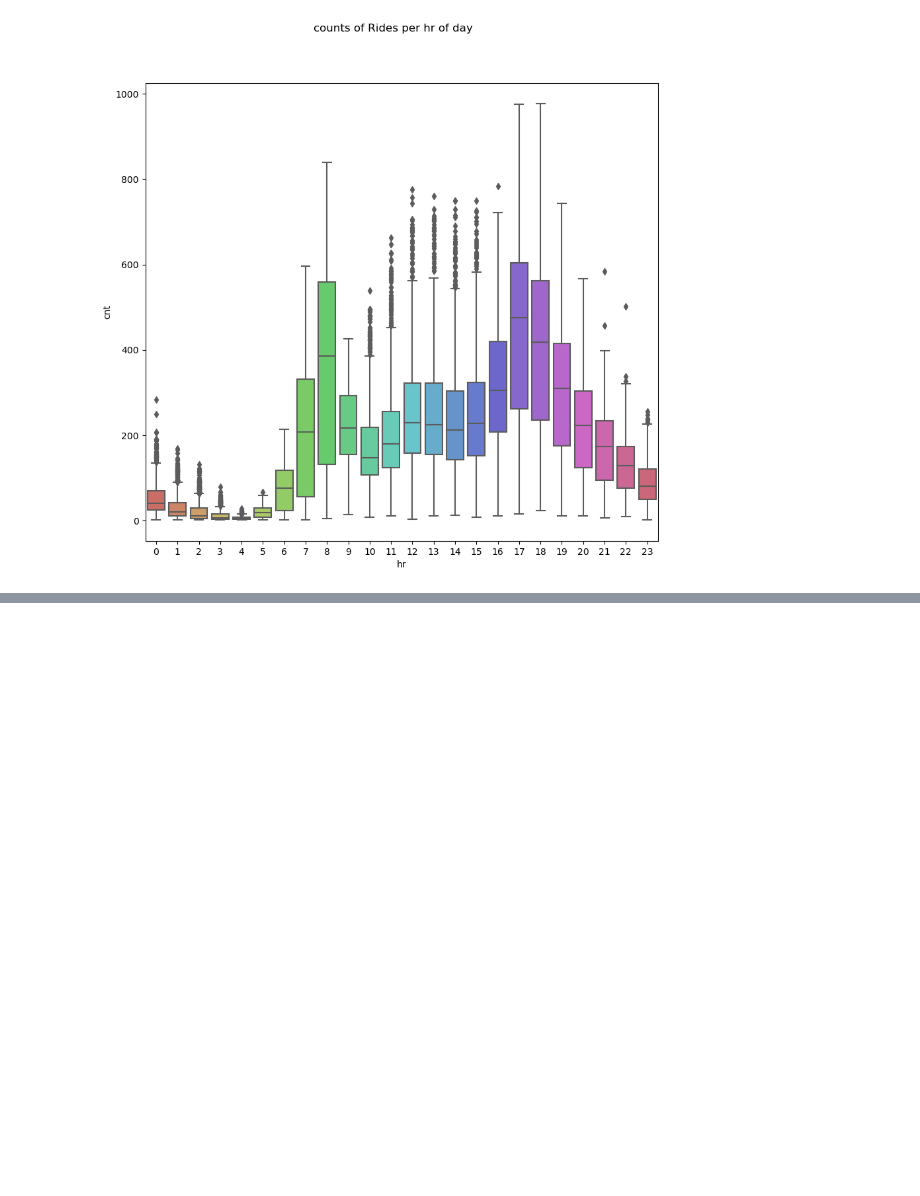
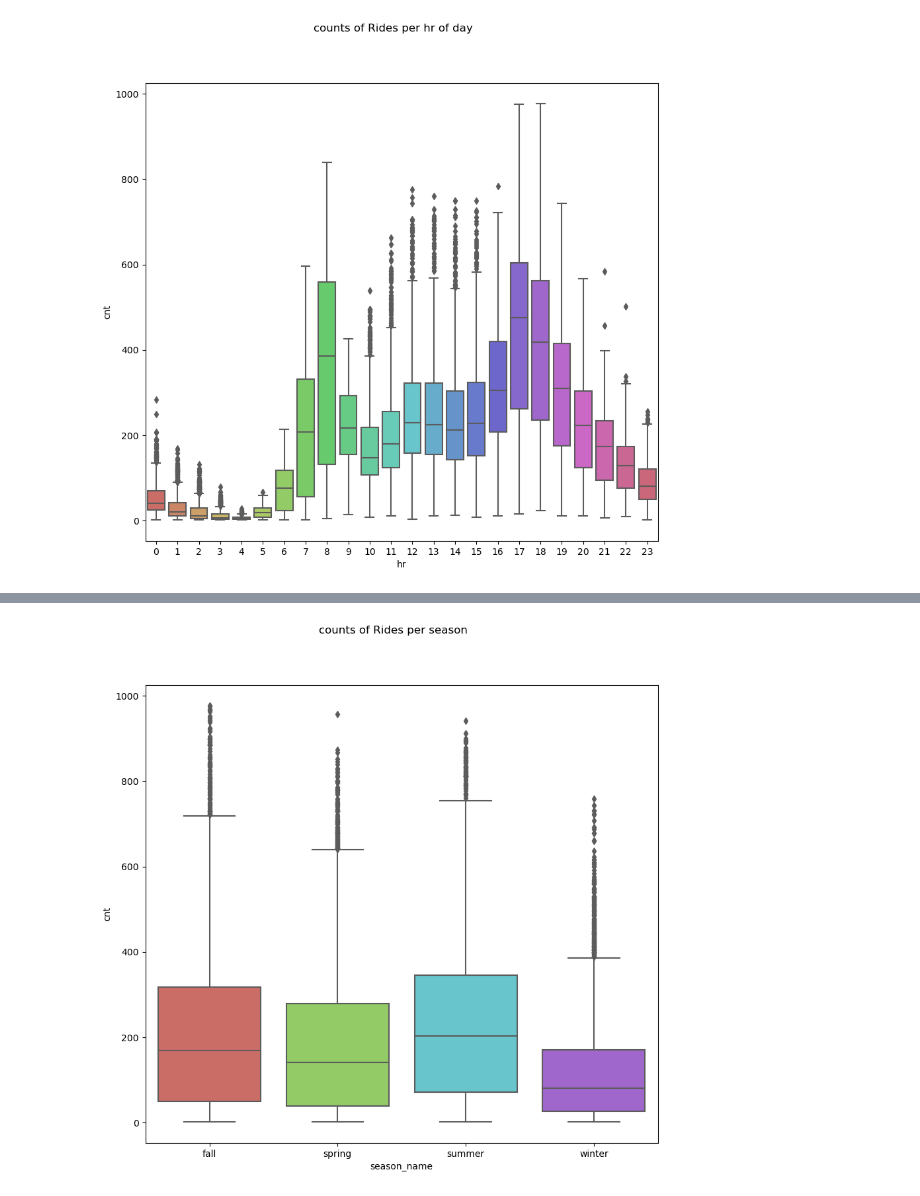
Before and after one commit to cdb8675309/Sprint-1, a Jupyter notebook: P3_S1.ipynb, the cells around one changed output, grey strips where cells are left out. Cells and saved outputs as stored; diff of their text form; code cells hidden in the pictures; blank space fills up the shorter version.

```diff
--- a/P3_S1.ipynb
+++ b/P3_S1.ipynb
@@ -163,0 +194,7 @@ plt.show()
+# %%
+#converting multiple columns to categorical
+cabi_hr = cabi_hr.astype({'season': 'category', 'yr': 'category', 'mnth': 'category',
+                          'hr': 'category', 'holiday': 'category', 'weekday': 'category',
+                           'workingday': 'category', 'weathersit': 'category',
+                           'season_name': 'category', 'dayname': 'category'})
+cabi_hr.info()
@@ -163,0 +222,4 @@ plt.show()
+# %%
+cabi_hr.loc[cabi_hr['holiday'] == 0, 'is_holiday'] = 'No'
+cabi_hr.loc[cabi_hr['holiday'] == 1, 'is_holiday'] = 'Yes'
+cabi_hr
@@ -163,0 +240,6 @@ plt.show()
+# %%
+cabi_hr.loc[cabi_hr['season_name'] == 'winter', 'season'] = 4
+cabi_hr.loc[cabi_hr['season_name'] == 'spring', 'season'] = 1
+cabi_hr.loc[cabi_hr['season_name'] == 'summer', 'season'] = 2
+cabi_hr.loc[cabi_hr['season_name'] == 'fall', 'season'] = 3
+cabi_hr
@@ -163,0 +260,3 @@ plt.show()
+# %%
+cabi_hr = cabi_hr.astype({'is_holiday': 'category'})
+cabi_hr.info()
@@ -163,0 +281,11 @@ plt.show()
+# %%
+import matplotlib.pyplot as plt
+import seaborn as sns
+
+fig, ax = plt.subplots(figsize=(10,9))
+
+sns.boxplot(data=cabi_hr, x='season_name', y='cnt', palette='hls')
+plt.suptitle('counts of Rides per season')
+plt.show()
+# %% [output]
+[figure, added]
```
Also changed, not shown: parts of 15 cells of this notebook.
